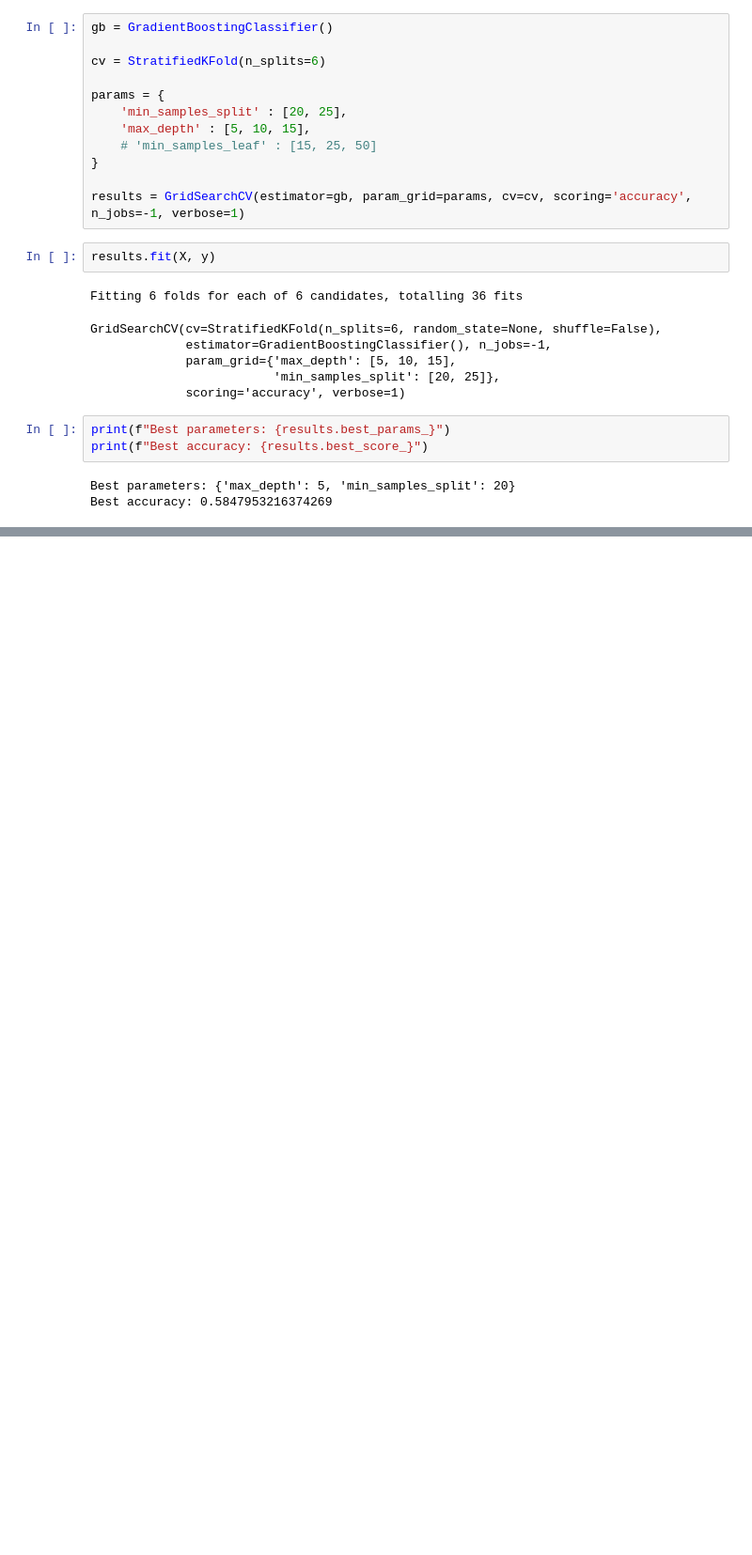
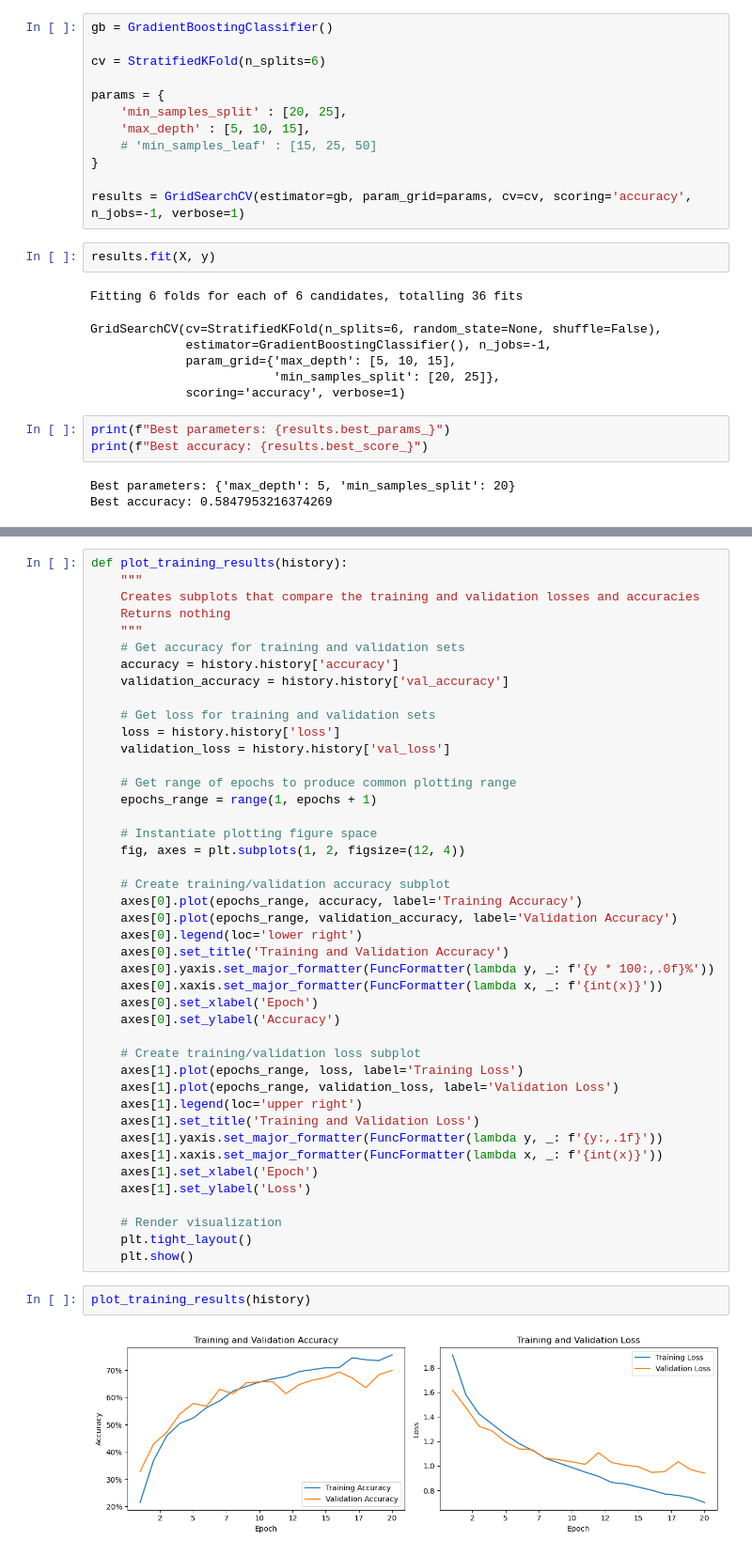
Before and after one commit to TrinityGahagen2K/skin-condition-classification, a Jupyter notebook: skin_condition_technical_modeling.ipynb, the cells around one changed output, grey strips where cells are left out. Shown: that part at 94% size. Drawn from its saved outputs; the diff is of its cells as text; blank space fills up the shorter version.

```diff
--- a/skin_condition_technical_modeling.ipynb
+++ b/skin_condition_technical_modeling.ipynb
@@ -851,0 +970,47 @@ model.evaluate(test_data)
+# %%
+def plot_training_results(history):
+    """
+    Creates subplots that compare the training and validation losses and accuracies
+    Returns nothing
+    """
+    # Get accuracy for training and validation sets
+    accuracy = history.history['accuracy']
+    validation_accuracy = history.history['val_accuracy']
+
+    # Get loss for training and validation sets
+    loss = history.history['loss']
+    validation_loss = history.history['val_loss']
+
+    # Get range of epochs to produce common plotting range
+    epochs_range = range(1, epochs + 1)
+
+    # Instantiate plotting figure space
+    fig, axes = plt.subplots(1, 2, figsize=(12, 4))
+
+    # Create training/validation accuracy subplot
+    axes[0].plot(epochs_range, accuracy, label='Training Accuracy')
+    axes[0].plot(epochs_range, validation_accuracy, label='Validation Accuracy')
+    axes[0].legend(loc='lower right')
+    axes[0].set_title('Training and Validation Accuracy')
+    axes[0].yaxis.set_major_formatter(FuncFormatter(lambda y, _: f'{y * 100:,.0f}%'))
+    axes[0].xaxis.set_major_formatter(FuncFormatter(lambda x, _: f'{int(x)}'))
+    axes[0].set_xlabel('Epoch')
+    axes[0].set_ylabel('Accuracy')
+
+    # Create training/validation loss subplot
+    axes[1].plot(epochs_range, loss, label='Training Loss')
+    axes[1].plot(epochs_range, validation_loss, label='Validation Loss')
+    axes[1].legend(loc='upper right')
+    axes[1].set_title('Training and Validation Loss')
+    axes[1].yaxis.set_major_formatter(FuncFormatter(lambda y, _: f'{y:,.1f}'))
+    axes[1].xaxis.set_major_formatter(FuncFormatter(lambda x, _: f'{int(x)}'))
+    axes[1].set_xlabel('Epoch')
+    axes[1].set_ylabel('Loss')
+
+    # Render visualization
+    plt.tight_layout()
+    plt.show()
+# %%
+plot_training_results(history)
+# %% [output]
+[figure, added]
```
Also changed, not shown: parts of 58 cells of this notebook, 1 other file.
